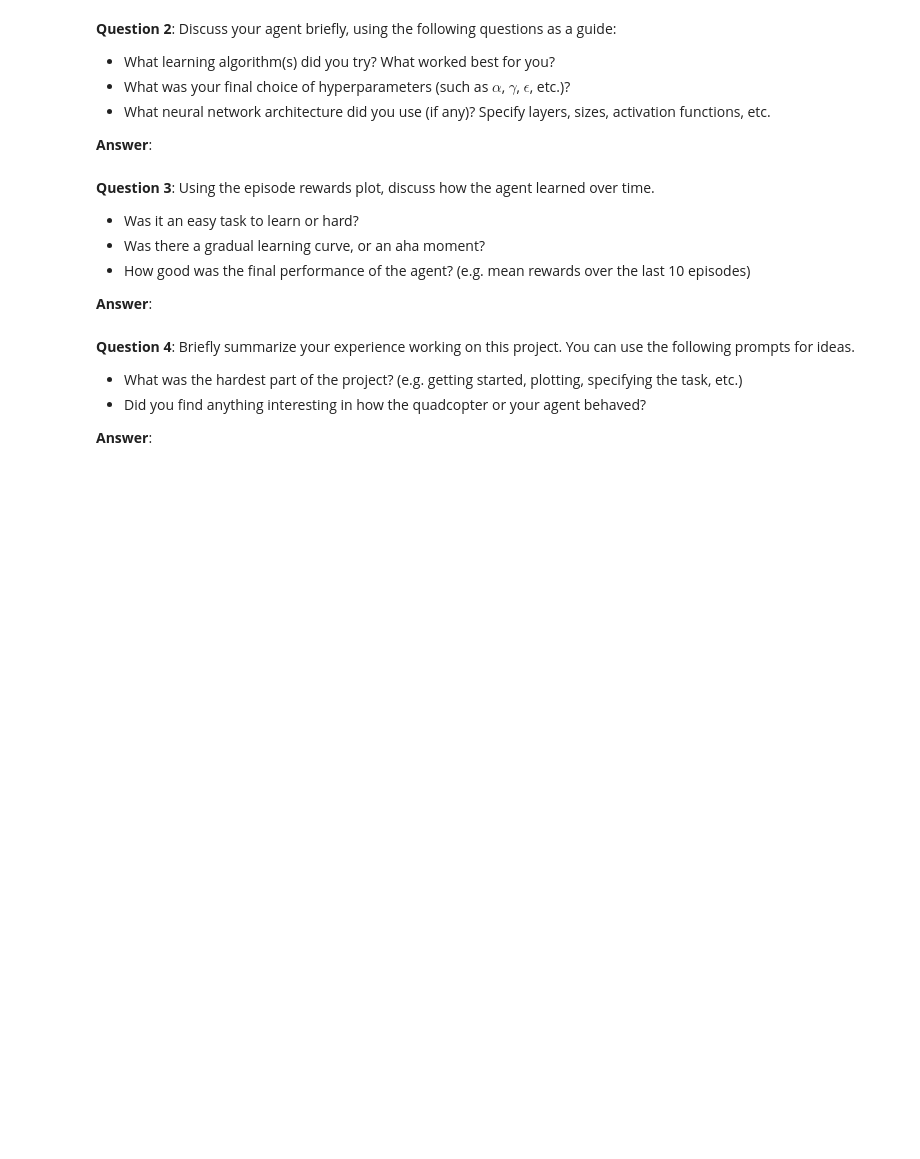
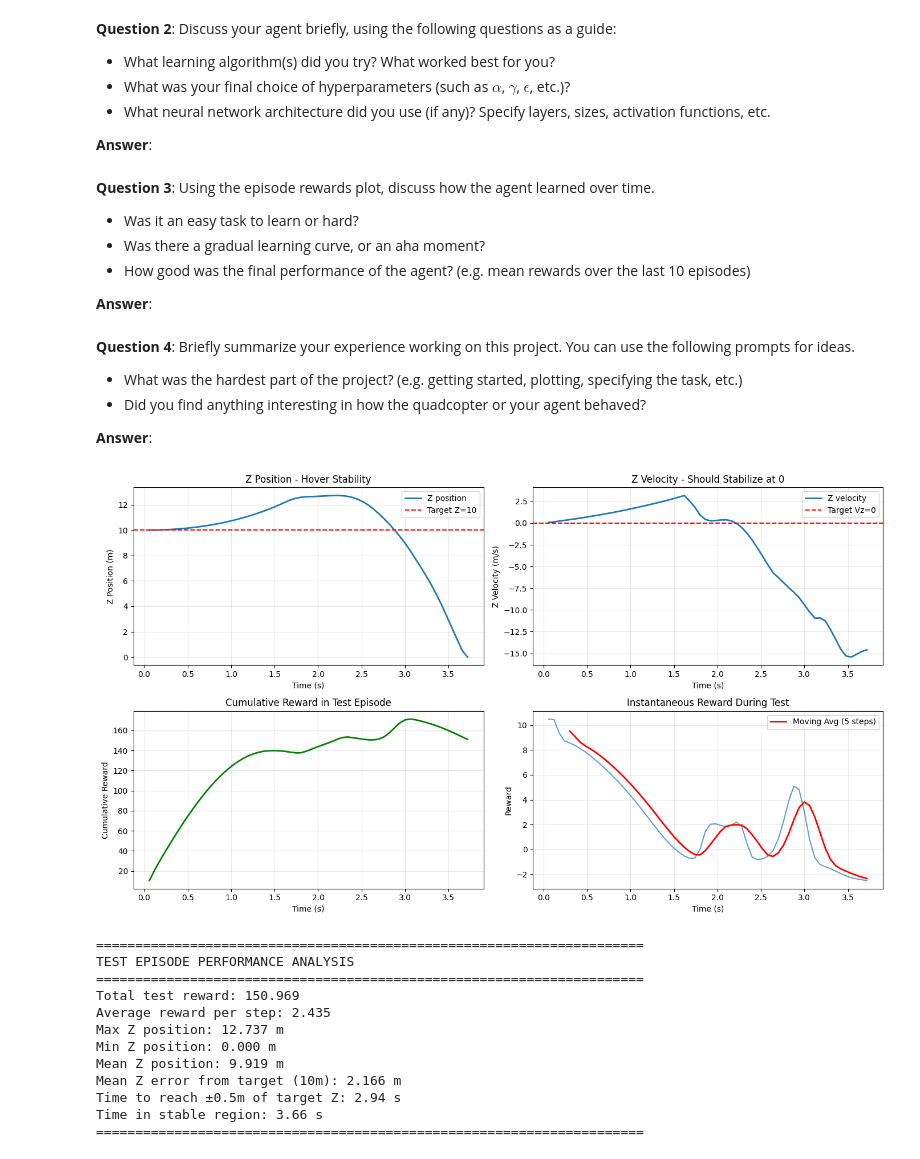
Before and after one commit to Hj-c0ding/RL-Quadcopter, a Jupyter notebook: RL-Quadcopter-2-master/Quadcopter_Project.ipynb, the cells around one changed output. Drawn from its saved outputs; the diff is of its cells as text; code cells hidden in the pictures; blank space fills up the shorter version.

```diff
--- a/RL-Quadcopter-2-master/Quadcopter_Project.ipynb
+++ b/RL-Quadcopter-2-master/Quadcopter_Project.ipynb
@@ -435,3 +524,79 @@ plot3d(q_results['x'], q_results['y'], q_results['z'], q_results['time'])
 - Did you find anything interesting in how the quadcopter or your agent behaved?
 
 **Answer**:
+# %%
+# Analyze Z-position convergence and hovering performance
+fig, axes = plt.subplots(2, 2, figsize=(14, 8))
+
+# Z position over time (should converge to 10)
+axes[0, 0].plot(test_results['time'], test_results['z'], linewidth=2, label='Z position')
+axes[0, 0].axhline(y=10, color='r', linestyle='--', label='Target Z=10')
+axes[0, 0].set_xlabel('Time (s)')
+axes[0, 0].set_ylabel('Z Position (m)')
+axes[0, 0].set_title('Z Position - Hover Stability')
+axes[0, 0].legend()
+axes[0, 0].grid(True, alpha=0.3)
+
+# Z velocity (should converge to 0)
+axes[0, 1].plot(test_results['time'], test_results['vz'], linewidth=2, label='Z velocity')
+axes[0, 1].axhline(y=0, color='r', linestyle='--', label='Target Vz=0')
+axes[0, 1].set_xlabel('Time (s)')
+axes[0, 1].set_ylabel('Z Velocity (m/s)')
+axes[0, 1].set_title('Z Velocity - Should Stabilize at 0')
+axes[0, 1].legend()
+axes[0, 1].grid(True, alpha=0.3)
+
+# Cumulative reward per test episode
+cumulative_reward = np.cumsum(test_results['reward'])
+axes[1, 0].plot(test_results['time'], cumulative_reward, linewidth=2, color='green')
+axes[1, 0].set_xlabel('Time (s)')
+axes[1, 0].set_ylabel('Cumulative Reward')
+axes[1, 0].set_title('Cumulative Reward in Test Episode')
+axes[1, 0].grid(True, alpha=0.3)
+
+# Instantaneous reward
+axes[1, 1].plot(test_results['time'], test_results['reward'], linewidth=1.5, alpha=0.7)
+moving_reward = pd.Series(test_results['reward']).rolling(window=5).mean()
+axes[1, 1].plot(test_results['time'], moving_reward, linewidth=2, label='Moving Avg (5 steps)', color='red')
+axes[1, 1].set_xlabel('Time (s)')
+axes[1, 1].set_ylabel('Reward')
+axes[1, 1].set_title('Instantaneous Reward During Test')
+axes[1, 1].legend()
+axes[1, 1].grid(True, alpha=0.3)
+
+plt.tight_layout()
+plt.show()
+
+# Calculate statistics
+z_array = np.array(test_results['z'])
+z_error = np.abs(z_array - 10.0)
+stable_idx = np.where(z_error < 0.5)[0]
+
+print("=" * 70)
+print("TEST EPISODE PERFORMANCE ANALYSIS")
+print("=" * 70)
+print(f"Total test reward: {total_test_reward:.3f}")
+print(f"Average reward per step: {np.mean(test_results['reward']):.3f}")
+print(f"Max Z position: {np.max(z_array):.3f} m")
+print(f"Min Z position: {np.min(z_array):.3f} m")
+print(f"Mean Z position: {np.mean(z_array):.3f} m")
+print(f"Mean Z error from target (10m): {np.mean(z_error):.3f} m")
+if len(stable_idx) > 0:
+    stable_time = test_results['time'][stable_idx[-1]]
+    print(f"Time to reach ±0.5m of target Z: {stable_time:.2f} s")
+    print(f"Time in stable region: {test_results['time'][-1] - test_results['time'][stable_idx[0]]:.2f} s")
+print("=" * 70)
+# %% [output]
+[figure, added]
+======================================================================
+TEST EPISODE PERFORMANCE ANALYSIS
+======================================================================
+Total test reward: 150.969
+Average reward per step: 2.435
+Max Z position: 12.737 m
+Min Z position: 0.000 m
+Mean Z position: 9.919 m
+Mean Z error from target (10m): 2.166 m
+Time to reach ±0.5m of target Z: 2.94 s
+Time in stable region: 3.66 s
+======================================================================
```
Also changed, not shown: parts of 19 cells of this notebook, 4 other files.
